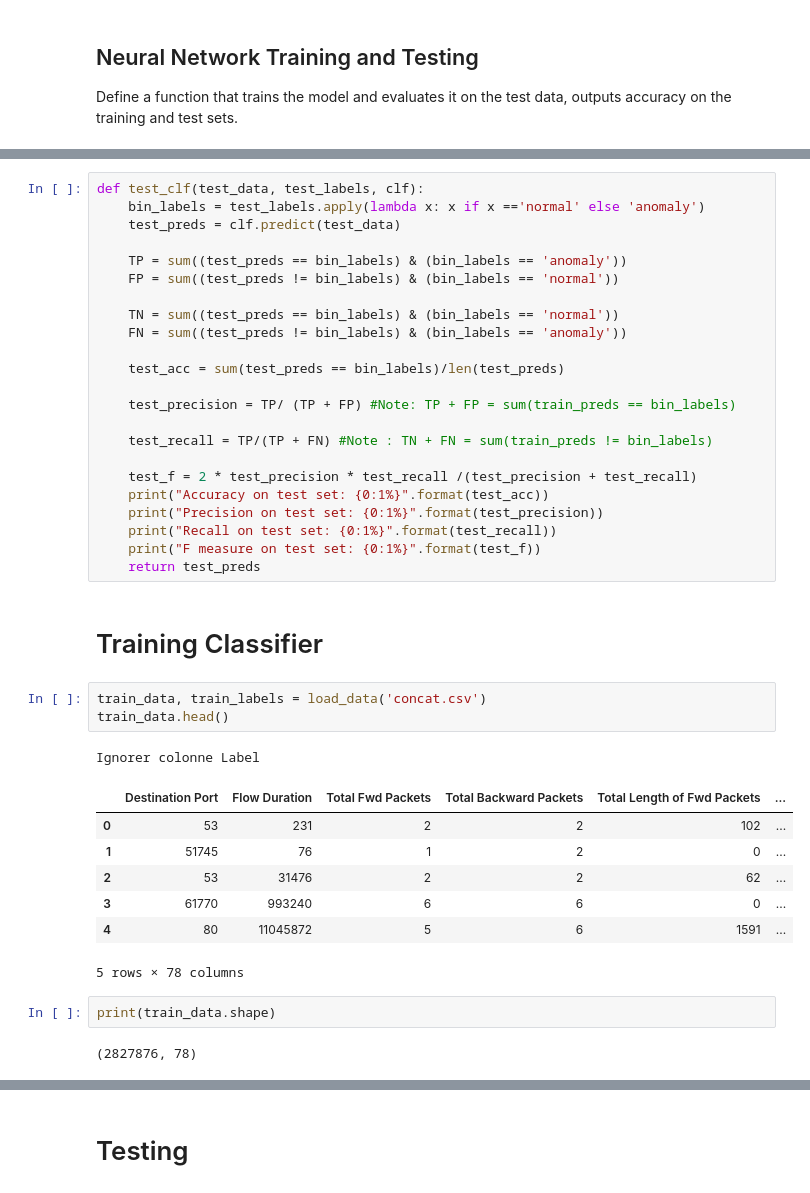
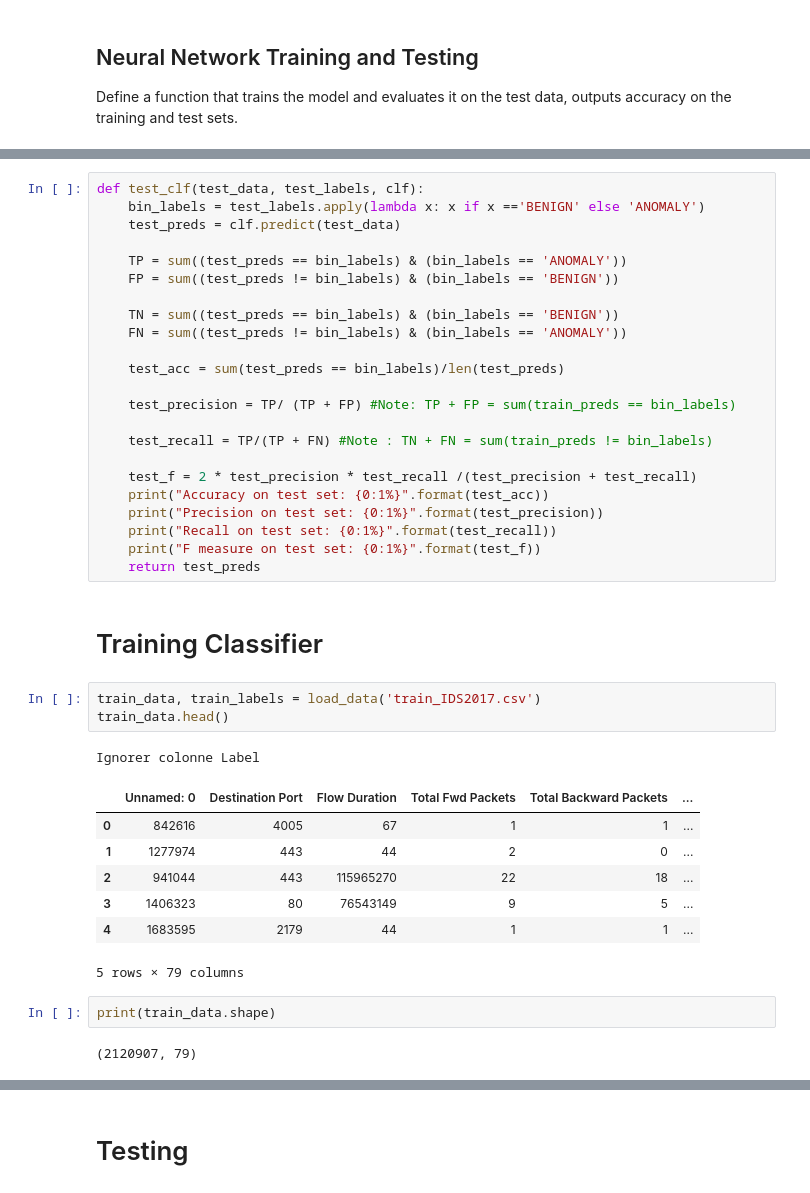
Before and after one commit to CyBearStudio/NeuralNetworkNSL-KDD, a Jupyter notebook: NeuralNetworks.ipynb, the cells around one changed output, grey strips where cells are left out. Drawn from its saved outputs; the diff is of its cells as text.

```diff
--- a/NeuralNetworks.ipynb
+++ b/NeuralNetworks.ipynb
@@ -200,14 +200,14 @@ def train_clf(train_data, train_labels):
     return clf
 # %%
 def test_clf(test_data, test_labels, clf):
-    bin_labels = test_labels.apply(lambda x: x if x =='normal' else 'anomaly')
+    bin_labels = test_labels.apply(lambda x: x if x =='BENIGN' else 'ANOMALY')
     test_preds = clf.predict(test_data)
 
-    TP = sum((test_preds == bin_labels) & (bin_labels == 'anomaly'))
-    FP = sum((test_preds != bin_labels) & (bin_labels == 'normal'))
+    TP = sum((test_preds == bin_labels) & (bin_labels == 'ANOMALY'))
+    FP = sum((test_preds != bin_labels) & (bin_labels == 'BENIGN'))
 
-    TN = sum((test_preds == bin_labels) & (bin_labels == 'normal'))
-    FN = sum((test_preds != bin_labels) & (bin_labels == 'anomaly'))
+    TN = sum((test_preds == bin_labels) & (bin_labels == 'BENIGN'))
+    FN = sum((test_preds != bin_labels) & (bin_labels == 'ANOMALY'))
 
     test_acc = sum(test_preds == bin_labels)/len(test_preds)
 
@@ -224,20 +224,20 @@ def test_clf(test_data, test_labels, clf):
 # %% [markdown]
 # Training Classifier
 # %%
-train_data, train_labels = load_data('concat.csv')
+train_data, train_labels = load_data('train_IDS2017.csv')
 train_data.head()
 # %% [output]
 Ignorer colonne Label
-|  | Destination Port | Flow Duration | Total Fwd Packets | Total Backward Packets | Total Length of Fwd Packets | ... |
-| 0 | 53 | 231 | 2 | 2 | 102 | ... |
-| 1 | 51745 | 76 | 1 | 2 | 0 | ... |
-| 2 | 53 | 31476 | 2 | 2 | 62 | ... |
-| 3 | 61770 | 993240 | 6 | 6 | 0 | ... |
-| 4 | 80 | 11045872 | 5 | 6 | 1591 | ... |
+|  | Unnamed: 0 | Destination Port | Flow Duration | Total Fwd Packets | Total Backward Packets | ... |
+| 0 | 842616 | 4005 | 67 | 1 | 1 | ... |
+| 1 | 1277974 | 443 | 44 | 2 | 0 | ... |
+| 2 | 941044 | 443 | 115965270 | 22 | 18 | ... |
+| 3 | 1406323 | 80 | 76543149 | 9 | 5 | ... |
+| 4 | 1683595 | 2179 | 44 | 1 | 1 | ... |
-5 rows × 78 columns
+5 rows × 79 columns
 # %%
 print(train_data.shape)
 # %% [output]
-(2827876, 78)
+(2120907, 79)
 # %%
 clf = train_clf((train_data), train_labels)
```
Also changed, not shown: parts of 6 cells of this notebook.
